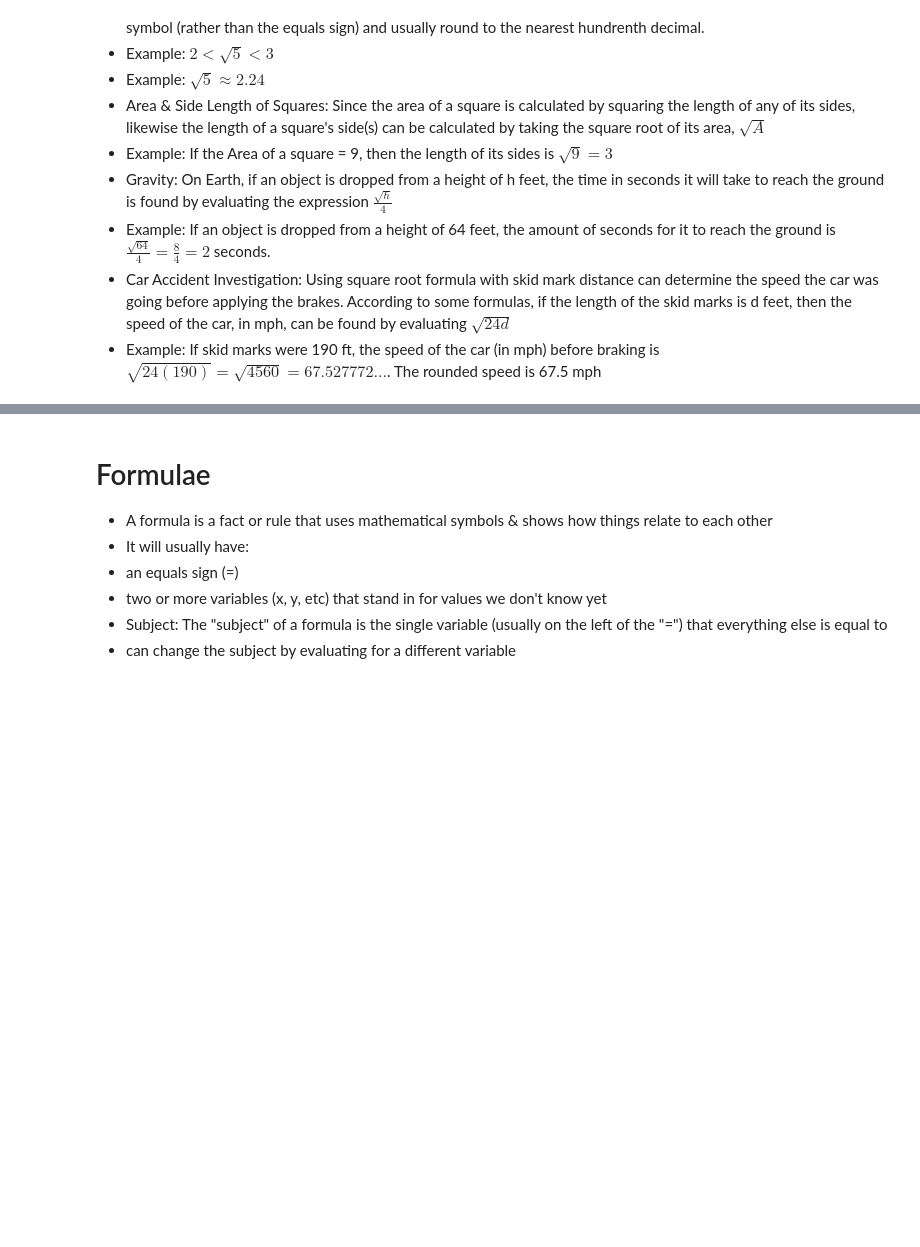
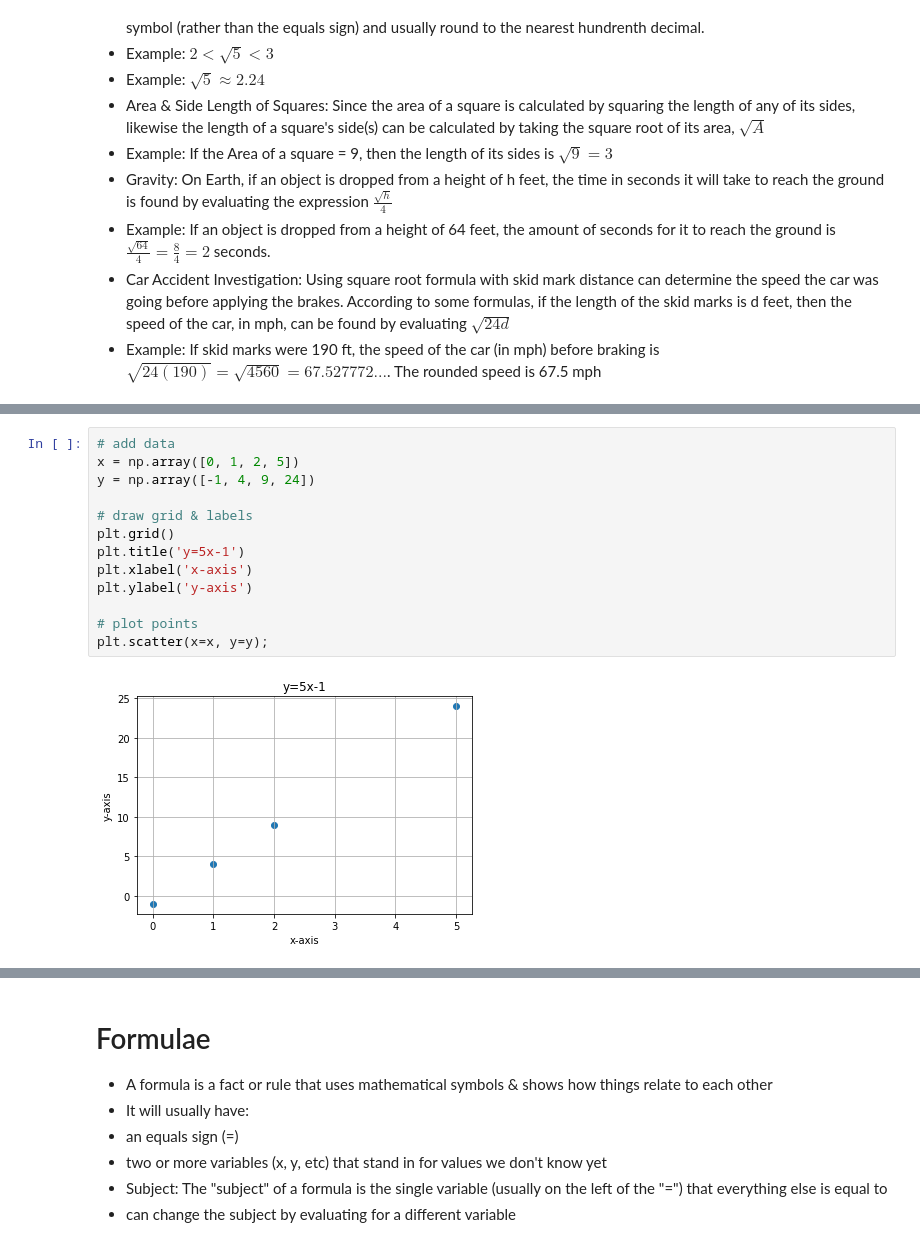
Before and after one commit to bo-boka/math-notebook, a Jupyter notebook: algebra/Algebra-1.ipynb, the cells around one changed output, grey strips where cells are left out. Drawn from its saved outputs; the diff is of its cells as text; blank space fills up the shorter version.

```diff
--- a/algebra/Algebra-1.ipynb
+++ b/algebra/Algebra-1.ipynb
@@ -1010,0 +1201,15 @@ x &= 5 \quad\text{(simplify)}
+# %%
+# add data
+x = np.array([0, 1, 2, 5])
+y = np.array([-1, 4, 9, 24])
+
+# draw grid & labels
+plt.grid()
+plt.title('y=5x-1')
+plt.xlabel('x-axis')
+plt.ylabel('y-axis')
+
+# plot points
+plt.scatter(x=x, y=y);
+# %% [output]
+[figure, added]
```
Also changed, not shown: parts of 11 cells of this notebook, 24 other files.
